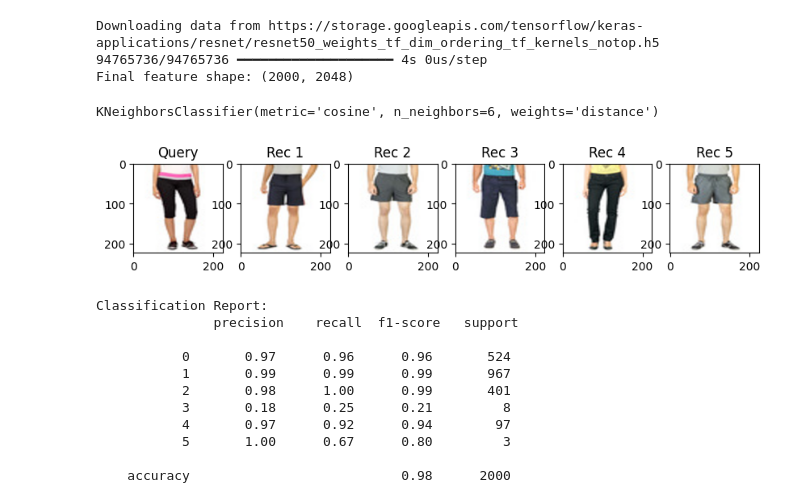
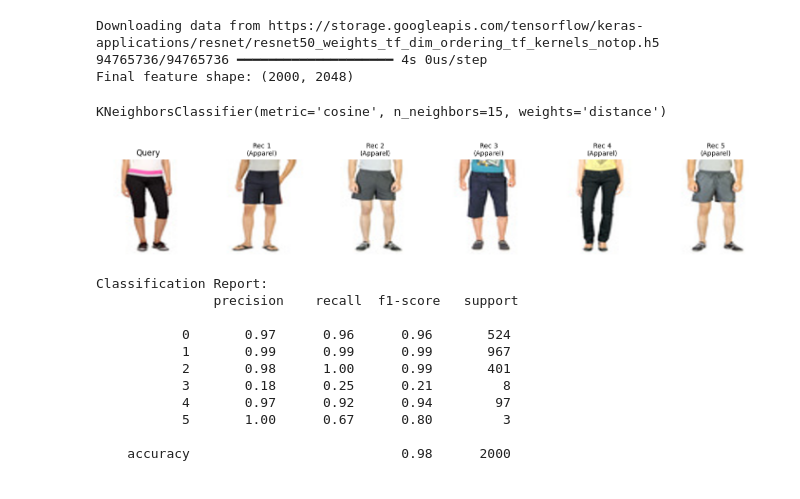
Before and after one commit to Julfikar-Asif/ML-Project, a Jupyter notebook: Project.ipynb, the cells around one changed output. Drawn from its saved outputs; the diff is of its cells as text; code cells hidden in the pictures.

```diff
--- a/Project.ipynb
+++ b/Project.ipynb
@@ -107,33 +107,36 @@ Final feature shape: (2000, 2048)
 from sklearn.neighbors import KNeighborsClassifier
 
 # Use distance-weighted voting, cosine similarity, k=6
-knn = KNeighborsClassifier(n_neighbors=6, metric="cosine", weights="distance")
+knn = KNeighborsClassifier(n_neighbors=15, metric="cosine", weights="distance")
 
 # Train on features + labels
 knn.fit(features, labels)
 # %% [output]
-KNeighborsClassifier(metric='cosine', n_neighbors=6, weights='distance')
+KNeighborsClassifier(metric='cosine', n_neighbors=15, weights='distance')
 # %%
-# ======================================
-# STEP 6: Recommendation Function
-# ======================================
-def recommend(img_index):
-    distances, indices = knn.kneighbors([features[img_index]])
-    plt.figure(figsize=(10,5))
-    for i, idx in enumerate(indices[0]):
-        plt.subplot(1,6,i+1)
+def recommend(img_index, top_k=5):
+    """
+    Displays the query image + top_k recommended images with category labels.
+    """
+    distances, indices = knn.kneighbors([features[img_index]], n_neighbors=top_k+1)  # +1 for query itself
+    indices = indices[0]  # flatten
+
+    plt.figure(figsize=(3*len(indices), 4))  # width scales with number of images
+
+    for i, idx in enumerate(indices):
+        plt.subplot(1, len(indices), i+1)  # dynamic subplot
         plt.imshow(images[idx])
-        plt.axis("on")
-        if i==0:
+        plt.axis("off")
+        if i == 0:
             plt.title("Query")
         else:
-            plt.title(f"Rec {i}")
+            plt.title(f"Rec {i}\n({labels[idx]})", fontsize=10)
+
     plt.show()
 
-# Test recommendation
-recommend(10)
+recommend(10, top_k=5)  # shows query + 5 recommendations
 # %% [output]
-[figure, old version]
+[figure, new version]
 # %%
 # ======================================
 # STEP 7: Accuracy & Confusion Matrix
```
Also changed, not shown: parts of 5 cells of this notebook.
